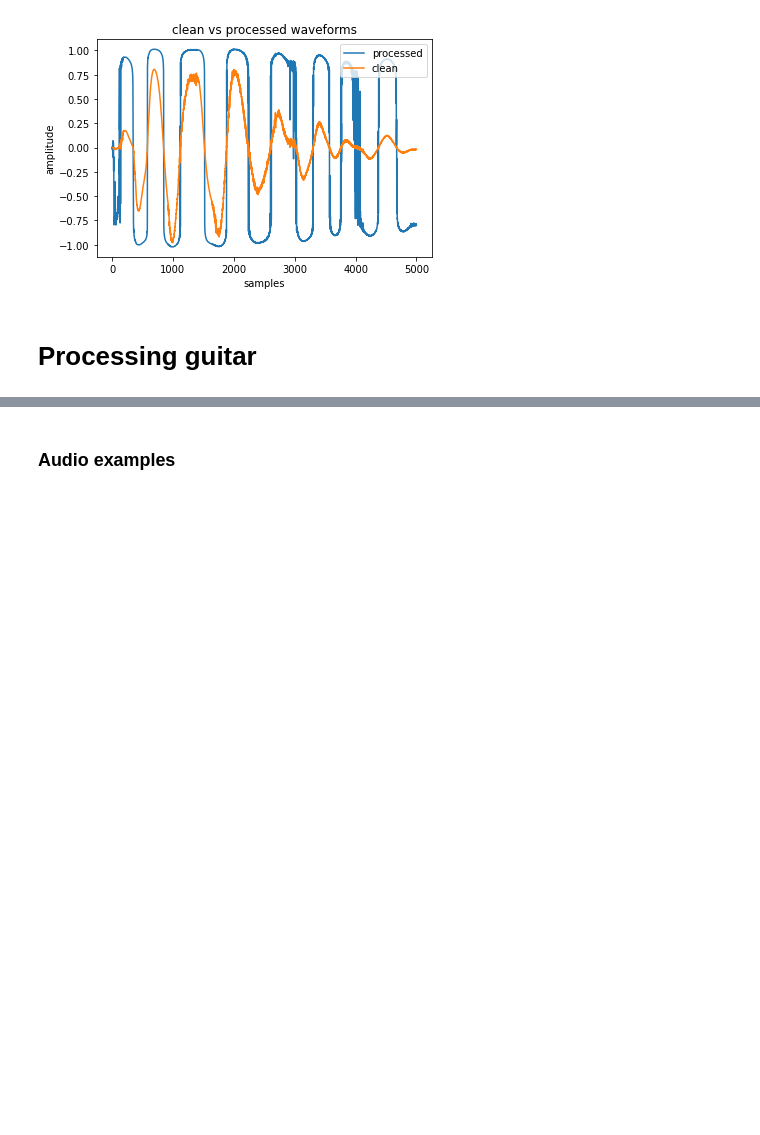
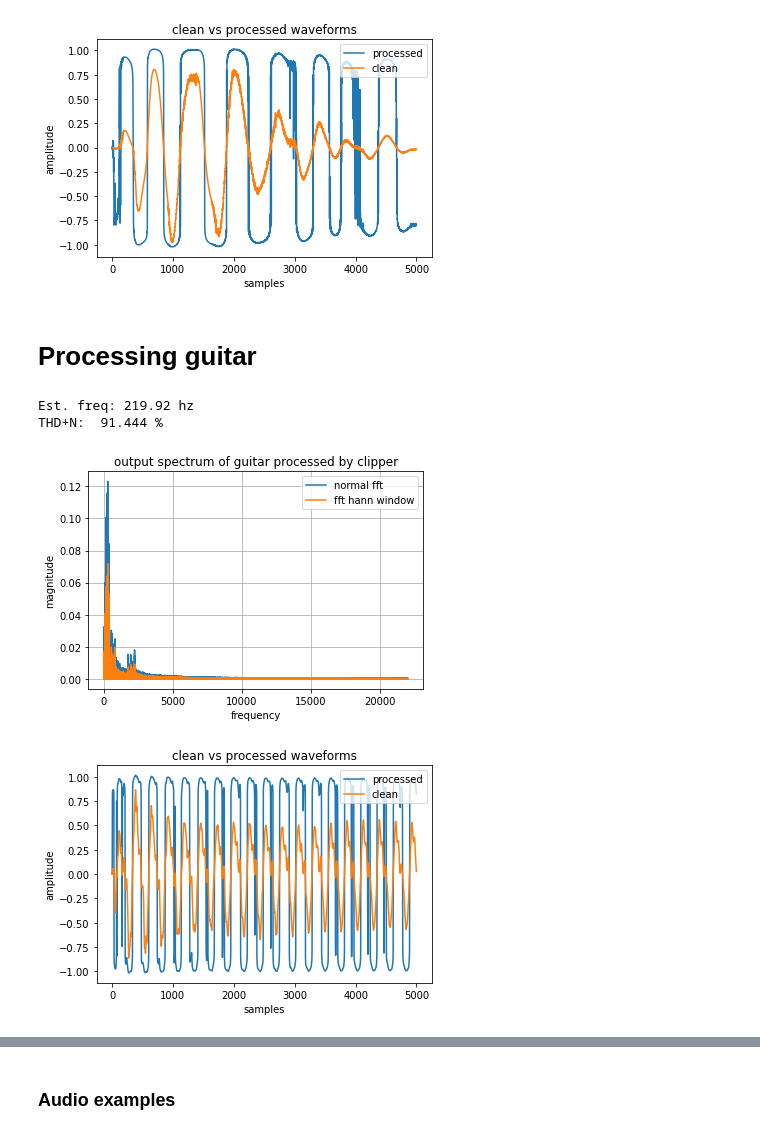
Before and after one commit to gusanthon/diode-clipper-wdf, a Jupyter notebook: diode-cipper-wdf.ipynb, the cells around one changed output, grey strips where cells are left out. Cells and saved outputs as stored; diff of their text form; code cells hidden in the pictures; blank space fills up the shorter version.

```diff
--- a/diode-cipper-wdf.ipynb
+++ b/diode-cipper-wdf.ipynb
@@ -1100,4 +1129,78 @@ THD+N:  85.301 %
 [figure]
 # %% [markdown]
 # Processing guitar
+# %%
+from pydub import AudioSegment
+
+def sToM(pathToAudio,outputName,typ='wav'):
+    sound = AudioSegment.from_wav(pathToAudio)
+    sound = sound.set_channels(1)
+    sound.export(outputName, format=typ)
+
+fs,x = scipy.io.wavfile.read('./audio/guitar-clean.wav')
+x = x.astype(np.float32, order='C') / 2147354889.0
+y = np.zeros(x.shape)
+from scipy.fft import fft, fftfreq
+from scipy.signal import hanning
+
+# circuit params
+cutoff = 1000
+c = 47e-9
+r = 1 / (2 * np.pi * cutoff * c)
+
+# One-port parameters.
+I1 = ResistiveCurrentSource(r)  # r Ohm resistive current source
+C1 = Capacitor(c)          # 47e-9 farad capacitor.
+D1 = Diode(C1.Rp,nDiodes=2)
+
+# Simulation loop.
+b1, b2, b3 = 0, 0, 0
+for i in range(len(x)):
+
+    # Port resistances.
+    Rp1, Rp2, Rp3 = D1.Rp, C1.Rp, I1.Rp
+    # 1. Gather inputs.
+    a1 = D1.get_reflected_wave(b1)
+    a2 = C1.get_reflected_wave(0)
+    a3 = I1.get_reflected_wave(0, x[i])   # Read input wave off current source
+    # 2. Wave up.
+    a  = (a1, a2, a3)
+    Rp = (Rp1, Rp2, Rp3)
+
+    # 3. Root element / 4. Wave down.
+    b1, b2, b3 = parallel_adaptor(a, Rp)
+
+    # 5. Gather outputs.
+    y[i] = D1.wave_to_voltage()       # output is voltage across diode
+    D1.set_incident_wave(b1)          # Store new input inside diode
+
+scipy.io.wavfile.write('./audio/guitar-processed.wav',fs,y*0.7)
+print("THD+N: \t"+str(THDN(y,fs)*100)[:6]+" %")
+
+# Show the Frequency response
+# & compare input/output waveforms
+w = hanning(len(x))
+yfw = fft(y*w)
+yf = fft(y)
+xf = fftfreq(len(x), 1/fs)[:len(x)//2]
+plt.plot(xf, 2.0/len(x) * np.abs(yf[0:len(x)//2]),label='normal fft')
+plt.plot(xf, 2.0/len(x) * np.abs(yfw[0:len(x)//2]),label='fft hann window')
+plt.legend()
+plt.title("output spectrum of guitar processed by clipper")
+plt.grid()
+plt.xlabel('frequency')
+plt.ylabel('magnitude')
+plt.show()
+plt.plot(y[:5000],label='processed')
+plt.plot(x[:5000],label='clean')
+plt.xlabel('samples')
+plt.ylabel('amplitude')
+plt.title('clean vs processed waveforms')
+plt.legend(loc = 'upper right')
+plt.show()
+# %% [output]
+Est. freq: 219.92 hz
+THD+N:  91.444 %
+[figure, added]
+[figure, added]
 # %%
```
Also changed, not shown: parts of 11 cells of this notebook, 14 other files.
